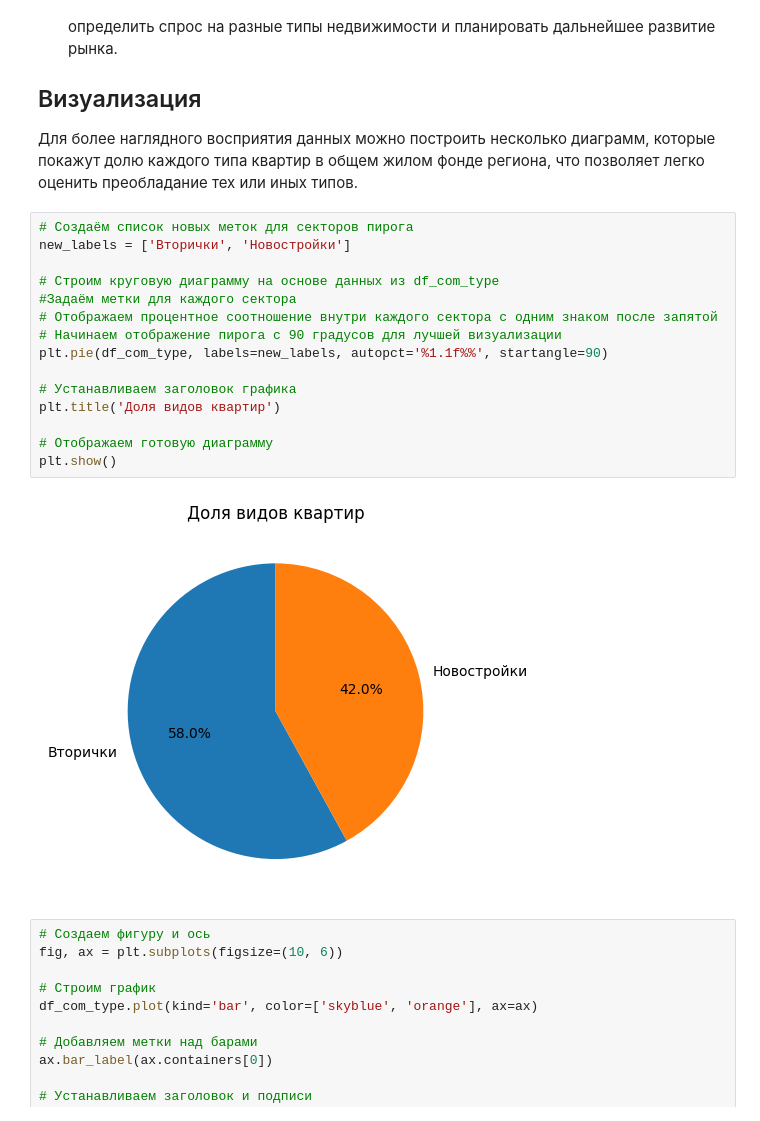
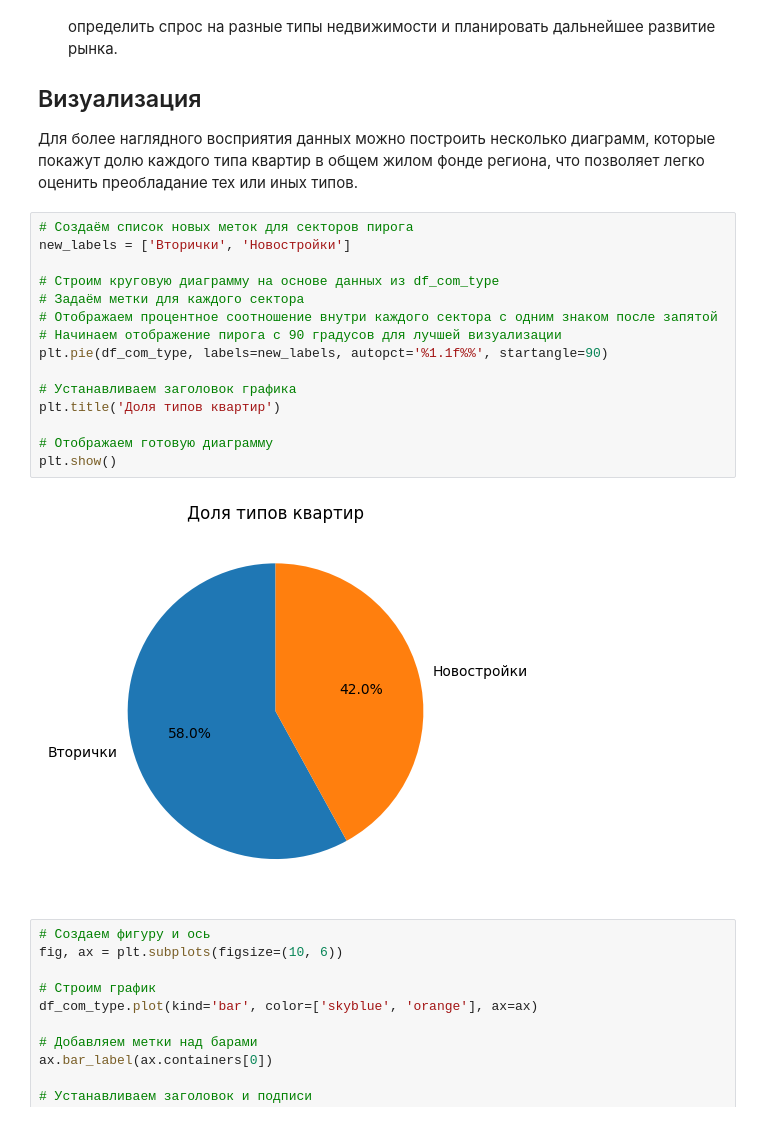
Before and after one commit to WhosArt/Moscow_housing_price, a Jupyter notebook: house_pricing/house_pricing.ipynb, the cells around one changed output. Saved outputs shown, nothing was run; the diff lists cells and outputs as text.

```diff
--- a/house_pricing/house_pricing.ipynb
+++ b/house_pricing/house_pricing.ipynb
@@ -209,20 +210,20 @@ Name: count, dtype: int64
 # %%
 # Создаём список новых меток для секторов пирога
 new_labels = ['Вторички', 'Новостройки']
 
 # Строим круговую диаграмму на основе данных из df_com_type
-#Задаём метки для каждого сектора
+# Задаём метки для каждого сектора
 # Отображаем процентное соотношение внутри каждого сектора с одним знаком после запятой
 # Начинаем отображение пирога с 90 градусов для лучшей визуализации
 plt.pie(df_com_type, labels=new_labels, autopct='%1.1f%%', startangle=90)
 
 # Устанавливаем заголовок графика
-plt.title('Доля видов квартир')
+plt.title('Доля типов квартир')
 
 # Отображаем готовую диаграмму
 plt.show()
 # %% [output]
-[figure, old version]
+[figure, new version]
 # %%
 # Создаем фигуру и ось
 fig, ax = plt.subplots(figsize=(10, 6))
```
Also changed, not shown: parts of 12 cells of this notebook.
